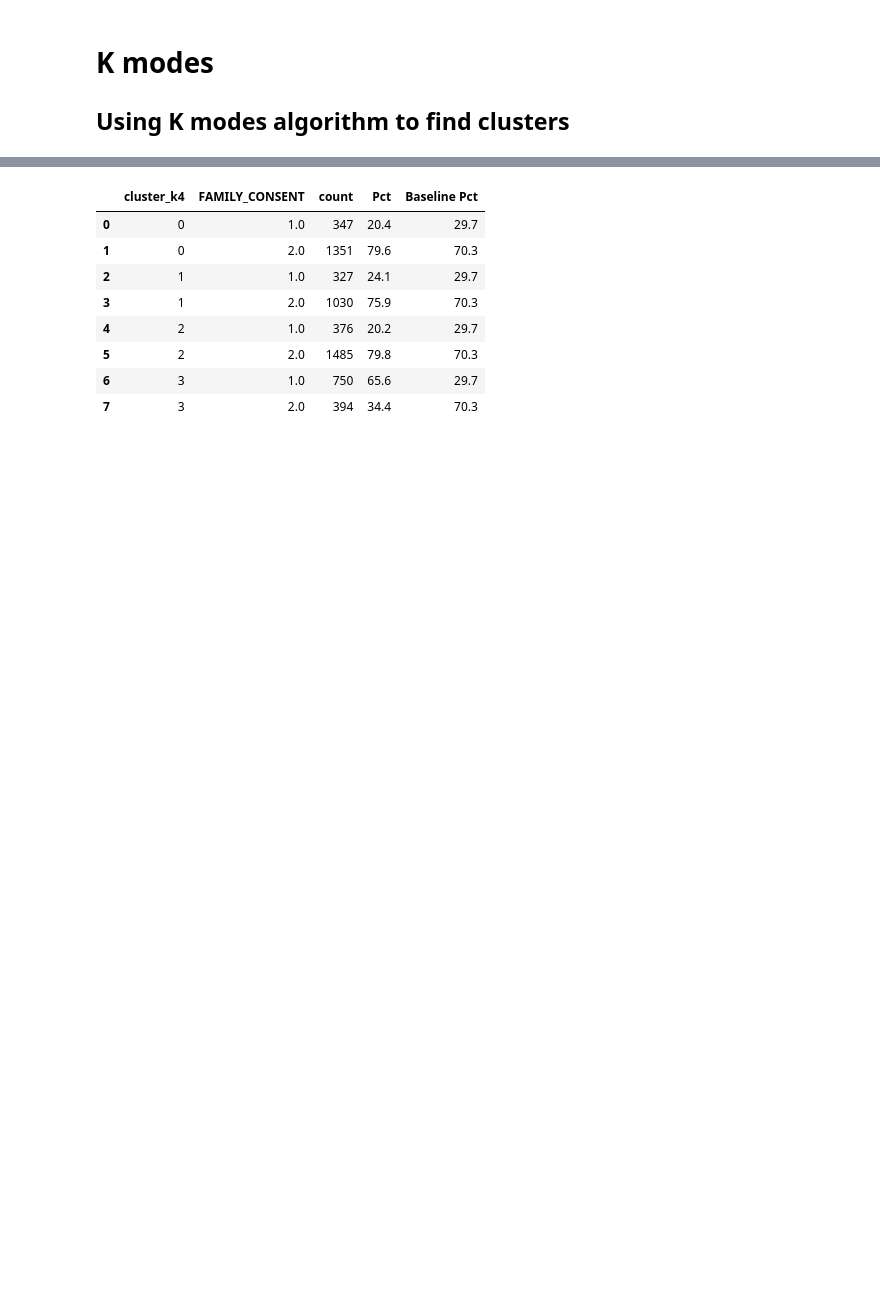
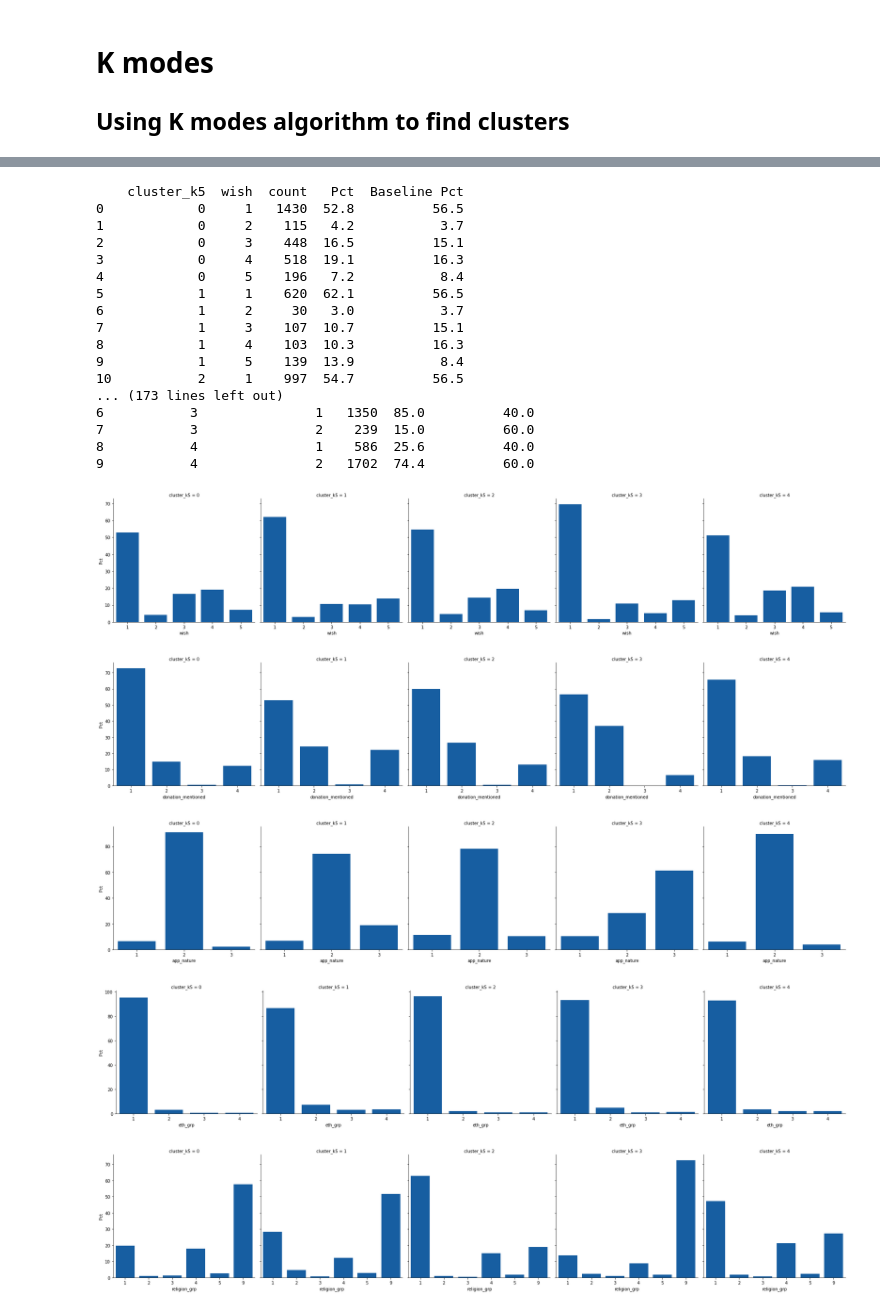
Before and after one commit to RoddyJaques/Organ-Donation-Consent-Prediction, a Jupyter notebook: DCD K modes.ipynb, the cells around one changed output, grey strips where cells are left out. Drawn from its saved outputs; the diff is of its cells as text; code cells hidden in the pictures; blank space fills up the shorter version.

```diff
--- a/DCD K modes.ipynb
+++ b/DCD K modes.ipynb
@@ -88,6 +65,5 @@ Text(0, 0.5, 'Cost')
 # %%
-for k in [3,4,5]:
-    KP = KPrototypes(n_clusters=k,random_state=66)
-    KP.fit_predict(dbd_model_data,categorical=list(range(0,10))+[11])
-    dbd_model_data["cluster_k"+str(k)] = KP.labels_
+KP = KPrototypes(n_clusters=5,random_state=66)
+KP.fit_predict(dcd_train,categorical=list(range(0,8))+[9,10])
+dcd_model_data["cluster_k5"] = KP.labels_
 # %%
@@ -120,24 +96,42 @@ all_sum
 # %%
 def cat_summary(k,col):
 
-    summary = dbd_model_data.value_counts(["cluster_k"+str(k),col],sort=False).reset_index(name="count")
+    summary = dcd_model_data.value_counts(["cluster_k"+str(k),col],sort=False).reset_index(name="count")
     summary["Pct"] = round(100*summary.iloc[:,-1] / summary.groupby("cluster_k"+str(k))["count"].transform('sum'),1)
 
-    baseline = dbd_model_data.value_counts(col,sort=False).reset_index(name="count")
+    baseline = dcd_model_data.value_counts(col,sort=False).reset_index(name="count")
     baseline["Baseline Pct"] = round(100*baseline["count"] / baseline["count"].sum(),1)
 
     summary2 = pd.merge(summary,baseline[[col,"Baseline Pct"]],on=col,how="left")
 
-    return summary2
+    plot1 = sns.catplot(x=col,y="Pct",col="cluster_k"+str(k),data=summary2,kind='bar',color="#005EB8")
+
+    print(summary2)
+
+    return plot1
 # %%
-cat_summary(4,"FAMILY_CONSENT")
+for cat in dcd_cats:
+    cat_summary(5,cat)
 # %% [output]
-|  | cluster_k4 | FAMILY_CONSENT | count | Pct | Baseline Pct |
-| 0 | 0 | 1.0 | 347 | 20.4 | 29.7 |
-| 1 | 0 | 2.0 | 1351 | 79.6 | 70.3 |
-| 2 | 1 | 1.0 | 327 | 24.1 | 29.7 |
-| 3 | 1 | 2.0 | 1030 | 75.9 | 70.3 |
-| 4 | 2 | 1.0 | 376 | 20.2 | 29.7 |
-| 5 | 2 | 2.0 | 1485 | 79.8 | 70.3 |
-| 6 | 3 | 1.0 | 750 | 65.6 | 29.7 |
-| 7 | 3 | 2.0 | 394 | 34.4 | 70.3 |
+    cluster_k5  wish  count   Pct  Baseline Pct
+0            0     1   1430  52.8          56.5
+1            0     2    115   4.2           3.7
+2            0     3    448  16.5          15.1
+3            0     4    518  19.1          16.3
+4            0     5    196   7.2           8.4
+5            1     1    620  62.1          56.5
+6            1     2     30   3.0           3.7
+7            1     3    107  10.7          15.1
+8            1     4    103  10.3          16.3
+9            1     5    139  13.9           8.4
+10           2     1    997  54.7          56.5
+... (173 lines left out)
+6           3               1   1350  85.0          40.0
+7           3               2    239  15.0          60.0
+8           4               1    586  25.6          40.0
+9           4               2   1702  74.4          60.0
+[figure, added]
+[figure, added]
+[figure, added]
+[figure, added]
+[figure, added]
```
Also changed, not shown: parts of 16 cells of this notebook, 3 other files.
